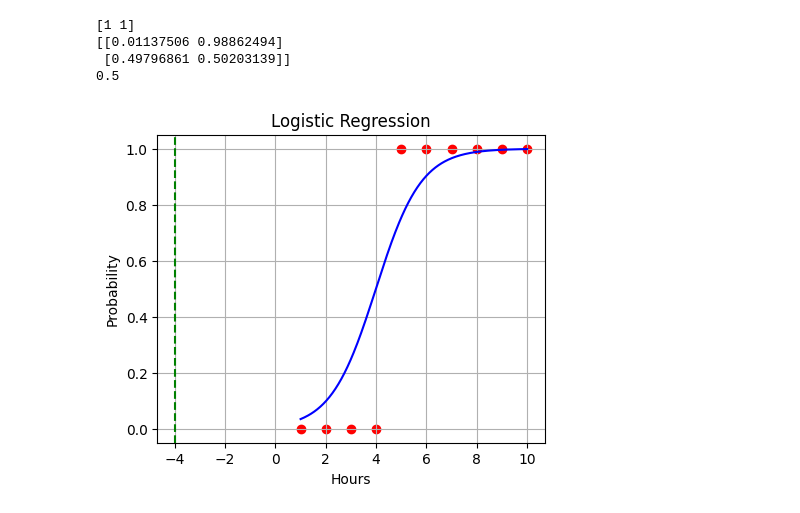
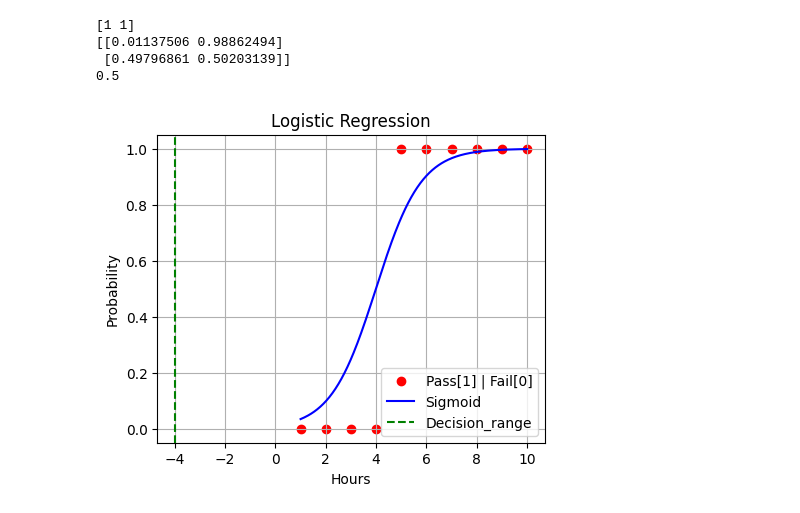
Before and after one commit to VyshnaviKarakatla/machine_learning-notebooks, a Jupyter notebook: 04_logistic_regression(classification).ipynb, the cells around one changed output. Saved outputs shown, nothing was run; the diff lists cells and outputs as text; code cells hidden in the pictures.

```diff
--- a/04_logistic_regression(classification).ipynb
+++ b/04_logistic_regression(classification).ipynb
@@ -36,15 +36,16 @@ print(accuracy_score(y_test,y_predict))
 # %%
 plt.figure(figsize=(5,4))
 x_sorted = np.linspace(x.min(), x.max(), 300).reshape(-1,1)
 y_sigmoid = model.predict_proba(x_sorted)[:, 1]
 plt.scatter(x,y,color='red',label='Pass[1] | Fail[0]')
 plt.plot(x_sorted,y_sigmoid,color='blue',label='Sigmoid')
 decision_range=model.intercept_[0]/model.coef_[0][0]
 plt.axvline(x=decision_range,color='green',linestyle='--',label='Decision_range')
 plt.xlabel('Hours')
 plt.ylabel('Probability')
 plt.title('Logistic Regression')
 plt.grid()
+plt.legend()
 plt.show()
 # %% [output]
-[figure, old version]
+[figure, new version]
```
